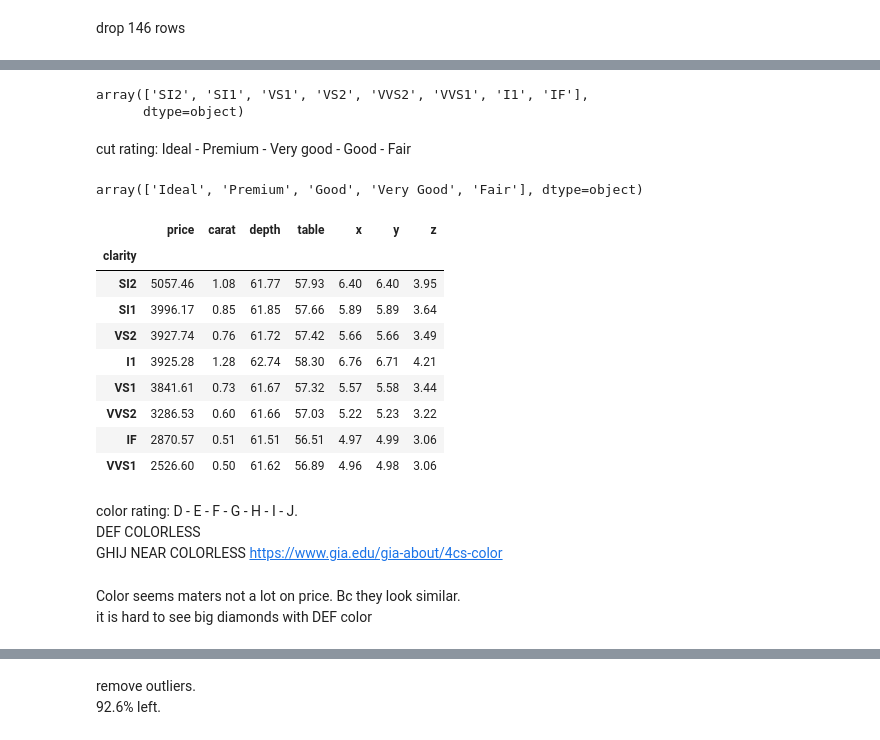
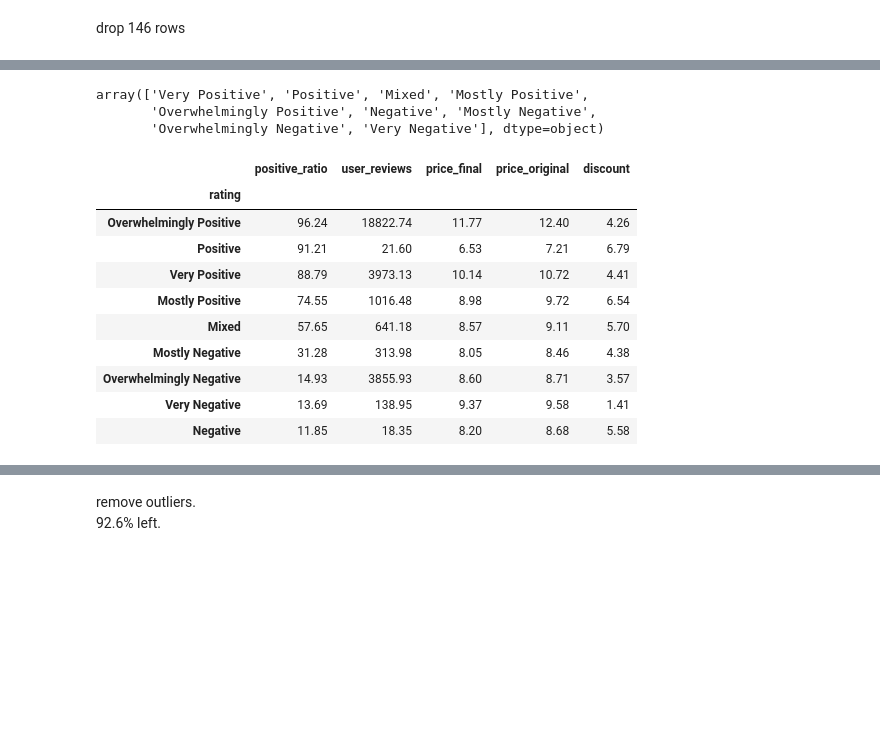
Before and after one commit to LLF00/datascience1, a Jupyter notebook: DS Project.ipynb, the cells around one changed output, grey strips where cells are left out. Saved outputs shown, nothing was run; the diff lists cells and outputs as text; code cells hidden in the pictures; blank space fills up the shorter version.

```diff
--- a/DS Project.ipynb
+++ b/DS Project.ipynb
@@ -8,3 +6,5 @@ df = pd.read_csv('https://raw.githubusercontent.com/mwaskom/seaborn-data/master/
+# %%
+df = pd.read_csv(r"D:\5.MBAN6110 Data Science I\games.csv")
 # %%
 df.info()
 # %% [output]
@@ -69,32 +76,20 @@ Clarity from high to low: IF - VVS1 - VVS2 - VS1 - VS2 - SI2 - SI2 - I1.
 # %%
-df['clarity'].unique()
+df['rating'].unique()
 # %% [output]
-array(['SI2', 'SI1', 'VS1', 'VS2', 'VVS2', 'VVS1', 'I1', 'IF'],
-      dtype=object)
+array(['Very Positive', 'Positive', 'Mixed', 'Mostly Positive',
+       'Overwhelmingly Positive', 'Negative', 'Mostly Negative',
+       'Overwhelmingly Negative', 'Very Negative'], dtype=object)
-# %% [markdown]
-cut rating: Ideal - Premium - Very good - Good - Fair
-# %%
-df['cut'].unique()
-# %% [output]
-array(['Ideal', 'Premium', 'Good', 'Very Good', 'Fair'], dtype=object)
 # %%
-df.groupby('clarity')[['price','carat', 'depth','table','x','y','z']].mean().round(2).sort_values(by='price', ascending=False)
+df.groupby('rating')[['positive_ratio','user_reviews', 'price_final','price_original','discount']].mean().round(2).sort_values(by='positive_ratio', ascending=False)
 # %% [output]
-|  | price | carat | depth | table | x | y | z |
-| clarity |  |  |  |  |  |  |  |
-| SI2 | 5057.46 | 1.08 | 61.77 | 57.93 | 6.40 | 6.40 | 3.95 |
-| SI1 | 3996.17 | 0.85 | 61.85 | 57.66 | 5.89 | 5.89 | 3.64 |
-| VS2 | 3927.74 | 0.76 | 61.72 | 57.42 | 5.66 | 5.66 | 3.49 |
-| I1 | 3925.28 | 1.28 | 62.74 | 58.30 | 6.76 | 6.71 | 4.21 |
-| VS1 | 3841.61 | 0.73 | 61.67 | 57.32 | 5.57 | 5.58 | 3.44 |
-| VVS2 | 3286.53 | 0.60 | 61.66 | 57.03 | 5.22 | 5.23 | 3.22 |
-| IF | 2870.57 | 0.51 | 61.51 | 56.51 | 4.97 | 4.99 | 3.06 |
-| VVS1 | 2526.60 | 0.50 | 61.62 | 56.89 | 4.96 | 4.98 | 3.06 |
+|  | positive_ratio | user_reviews | price_final | price_original | discount |
+| rating |  |  |  |  |  |
+| Overwhelmingly Positive | 96.24 | 18822.74 | 11.77 | 12.40 | 4.26 |
+| Positive | 91.21 | 21.60 | 6.53 | 7.21 | 6.79 |
+| Very Positive | 88.79 | 3973.13 | 10.14 | 10.72 | 4.41 |
+| Mostly Positive | 74.55 | 1016.48 | 8.98 | 9.72 | 6.54 |
+| Mixed | 57.65 | 641.18 | 8.57 | 9.11 | 5.70 |
+| Mostly Negative | 31.28 | 313.98 | 8.05 | 8.46 | 4.38 |
+| Overwhelmingly Negative | 14.93 | 3855.93 | 8.60 | 8.71 | 3.57 |
+| Very Negative | 13.69 | 138.95 | 9.37 | 9.58 | 1.41 |
+| Negative | 11.85 | 18.35 | 8.20 | 8.68 | 5.58 |
-# %% [markdown]
-color rating: D - E - F - G - H - I - J.
-DEF COLORLESS
-GHIJ NEAR COLORLESS
-https://www.gia.edu/gia-about/4cs-color
-# %% [markdown]
-Color seems maters not a lot on price. Bc they look similar.
-it is hard to see big diamonds with DEF color
```
Also changed, not shown: parts of 21 cells of this notebook.
